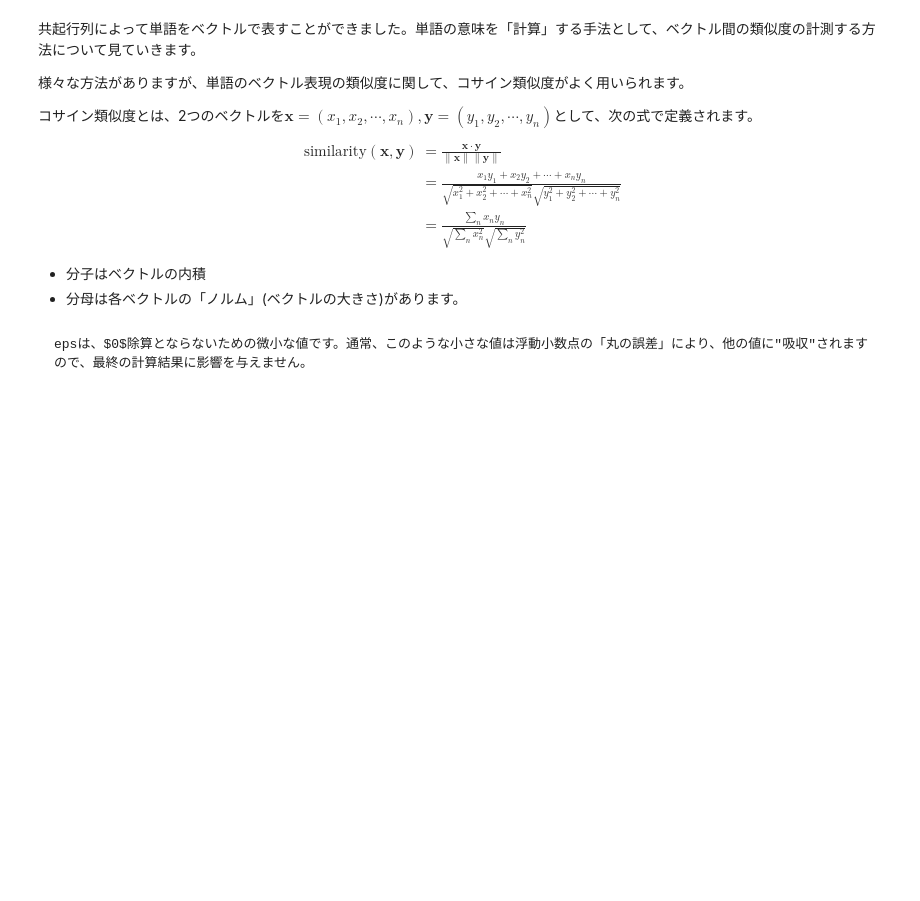
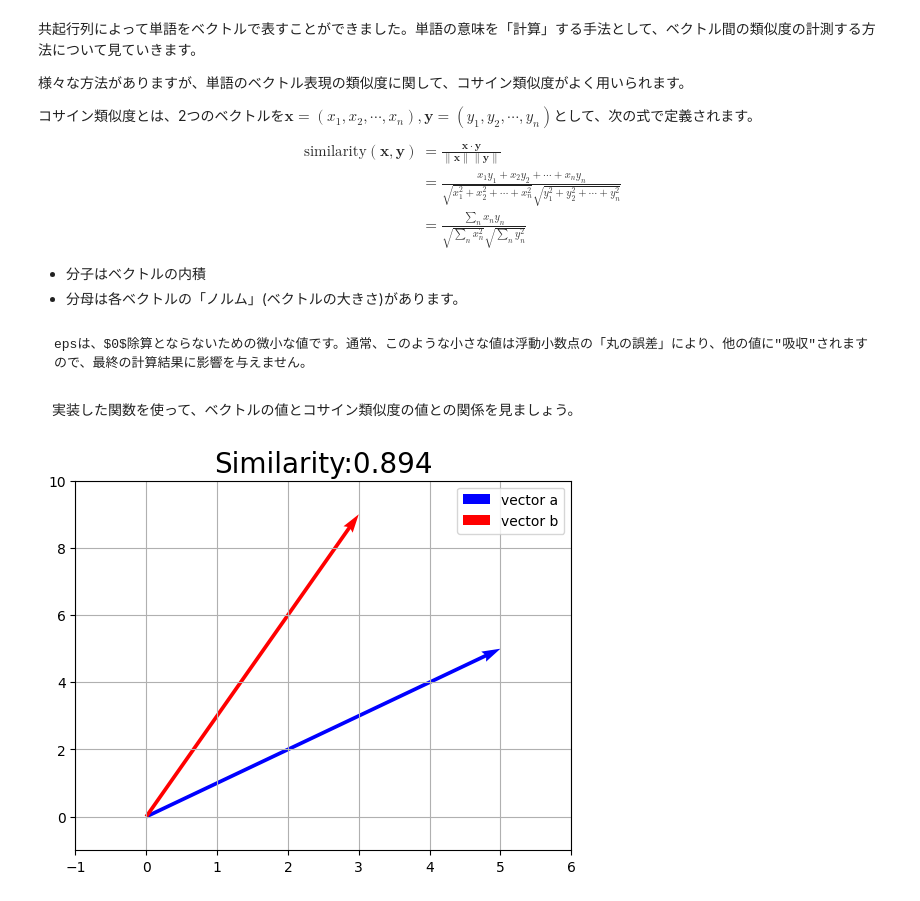
Before and after one commit to lvzeyu/css_nlp, a Jupyter notebook: notebook/word2vec_1.ipynb, the cells around one changed output. Saved outputs shown, nothing was run; the diff lists cells and outputs as text; code cells hidden in the pictures; blank space fills up the shorter version.

```diff
--- a/notebook/word2vec_1.ipynb
+++ b/notebook/word2vec_1.ipynb
@@ -373,3 +373,30 @@ def cos_similarity(x, y, eps=1e-8):
     nx = x / (np.sqrt(np.sum(x**2)) + eps)
     ny = y / (np.sqrt(np.sum(y**2)) + eps)
     return np.dot(nx, ny)
+# %% [markdown]
+　実装した関数を使って、ベクトルの値とコサイン類似度の値との関係を見ましょう。
+# %%
+a_vec = np.array([5.0, 5.0])
+b_vec = np.array([3.0, 9.0])
+# %%
+import matplotlib.pyplot as plt
+#import seaborn as sns
+
+# Set Seaborn theme
+#sns.set_context("paper") # or "talk"
+#sns.set_style("whitegrid")
+
+# コサイン類似度を計算
+sim_val = cos_similarity(a_vec, b_vec)
+
+# 作図
+plt.quiver(0, 0, a_vec[0], a_vec[1], angles='xy', scale_units='xy', scale=1, color='b', label='vector a') # 有効グラフ
+plt.quiver(0, 0, b_vec[0], b_vec[1], angles='xy', scale_units='xy', scale=1, color='r', label='vector b') # 有効グラフ
+plt.xlim(min(0, a_vec[0], b_vec[0]) - 1, max(0, a_vec[0], b_vec[0]) + 1)
+plt.ylim(min(0, a_vec[1], b_vec[1]) - 1, max(0, a_vec[1], b_vec[1]) + 1)
+plt.legend()
+plt.grid()
+plt.title('Similarity:' + str(np.round(sim_val, 3)), fontsize=20)
+plt.show()
+# %% [output]
+[figure, added]
```
